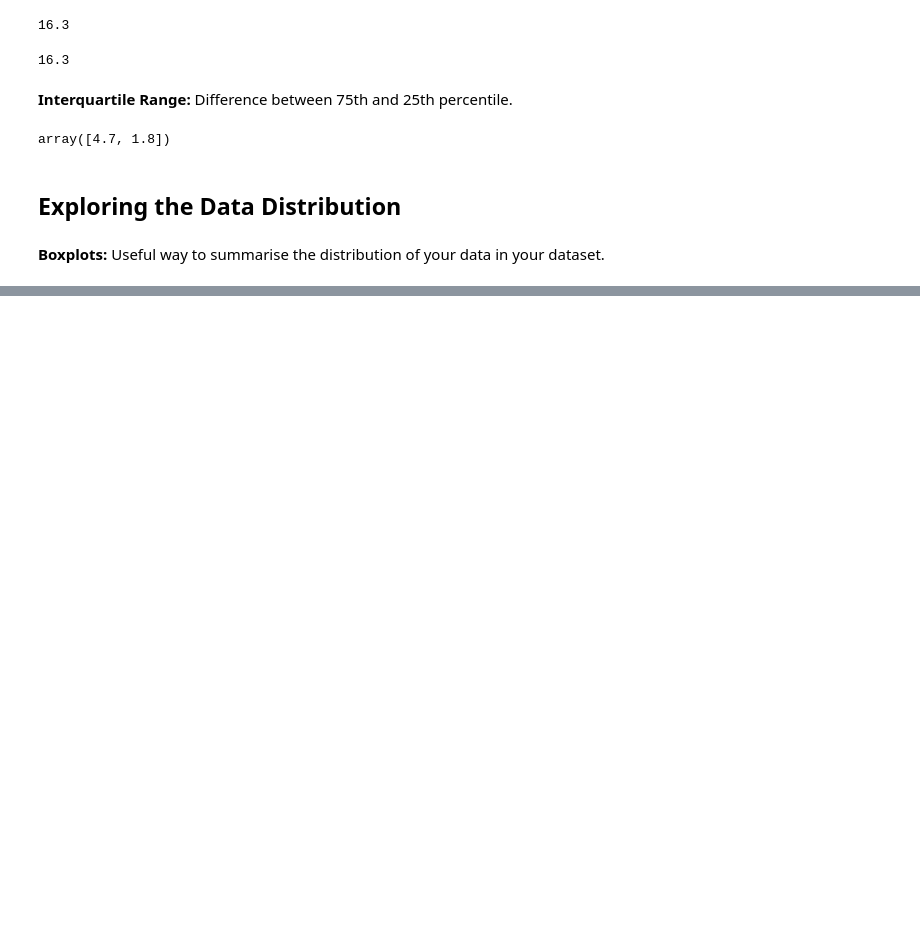
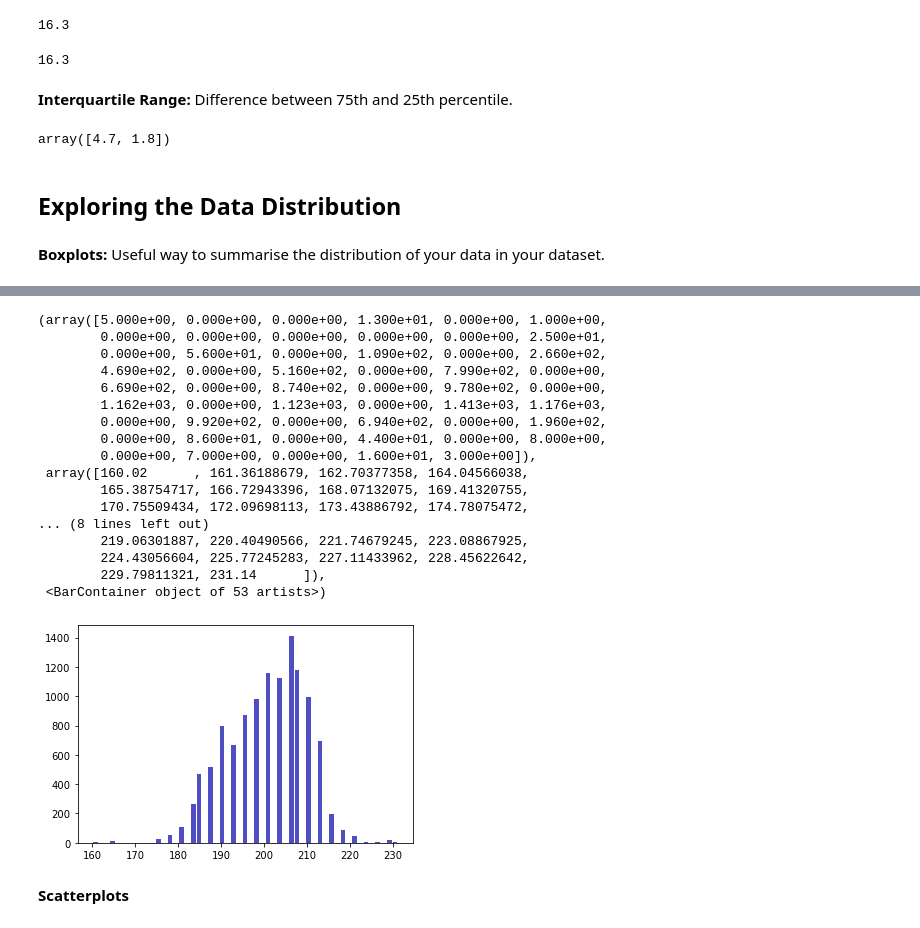
Before and after one commit to willosullivan/Practical-Statistics-for-Data-Science, a Jupyter notebook: chapter-1-exploratory-data-analysis.ipynb, the cells around one changed output, grey strips where cells are left out. Saved outputs shown, nothing was run; the diff lists cells and outputs as text; code cells hidden in the pictures; blank space fills up the shorter version.

```diff
--- a/chapter-1-exploratory-data-analysis.ipynb
+++ b/chapter-1-exploratory-data-analysis.ipynb
@@ -324,0 +346,30 @@ fig_la.show()
+# %%
+# Alternatively, importing matplotlib (standard plotting library that delivers greater customaisability)
+import matplotlib.pyplot as plt
+plt.hist(x=df['player_height'],
+         bins='auto',
+         color='#0504aa',
+         alpha=.7,
+         rwidth=.8
+)
+# %% [output]
+(array([5.000e+00, 0.000e+00, 0.000e+00, 1.300e+01, 0.000e+00, 1.000e+00,
+        0.000e+00, 0.000e+00, 0.000e+00, 0.000e+00, 0.000e+00, 2.500e+01,
+        0.000e+00, 5.600e+01, 0.000e+00, 1.090e+02, 0.000e+00, 2.660e+02,
+        4.690e+02, 0.000e+00, 5.160e+02, 0.000e+00, 7.990e+02, 0.000e+00,
+        6.690e+02, 0.000e+00, 8.740e+02, 0.000e+00, 9.780e+02, 0.000e+00,
+        1.162e+03, 0.000e+00, 1.123e+03, 0.000e+00, 1.413e+03, 1.176e+03,
+        0.000e+00, 9.920e+02, 0.000e+00, 6.940e+02, 0.000e+00, 1.960e+02,
+        0.000e+00, 8.600e+01, 0.000e+00, 4.400e+01, 0.000e+00, 8.000e+00,
+        0.000e+00, 7.000e+00, 0.000e+00, 1.600e+01, 3.000e+00]),
+ array([160.02      , 161.36188679, 162.70377358, 164.04566038,
+        165.38754717, 166.72943396, 168.07132075, 169.41320755,
+        170.75509434, 172.09698113, 173.43886792, 174.78075472,
+... (8 lines left out)
+        219.06301887, 220.40490566, 221.74679245, 223.08867925,
+        224.43056604, 225.77245283, 227.11433962, 228.45622642,
+        229.79811321, 231.14      ]),
+ <BarContainer object of 53 artists>)
+[figure, added]
+# %% [markdown]
+**Scatterplots**
```
Also changed, not shown: parts of 7 cells of this notebook, 1 other file.
